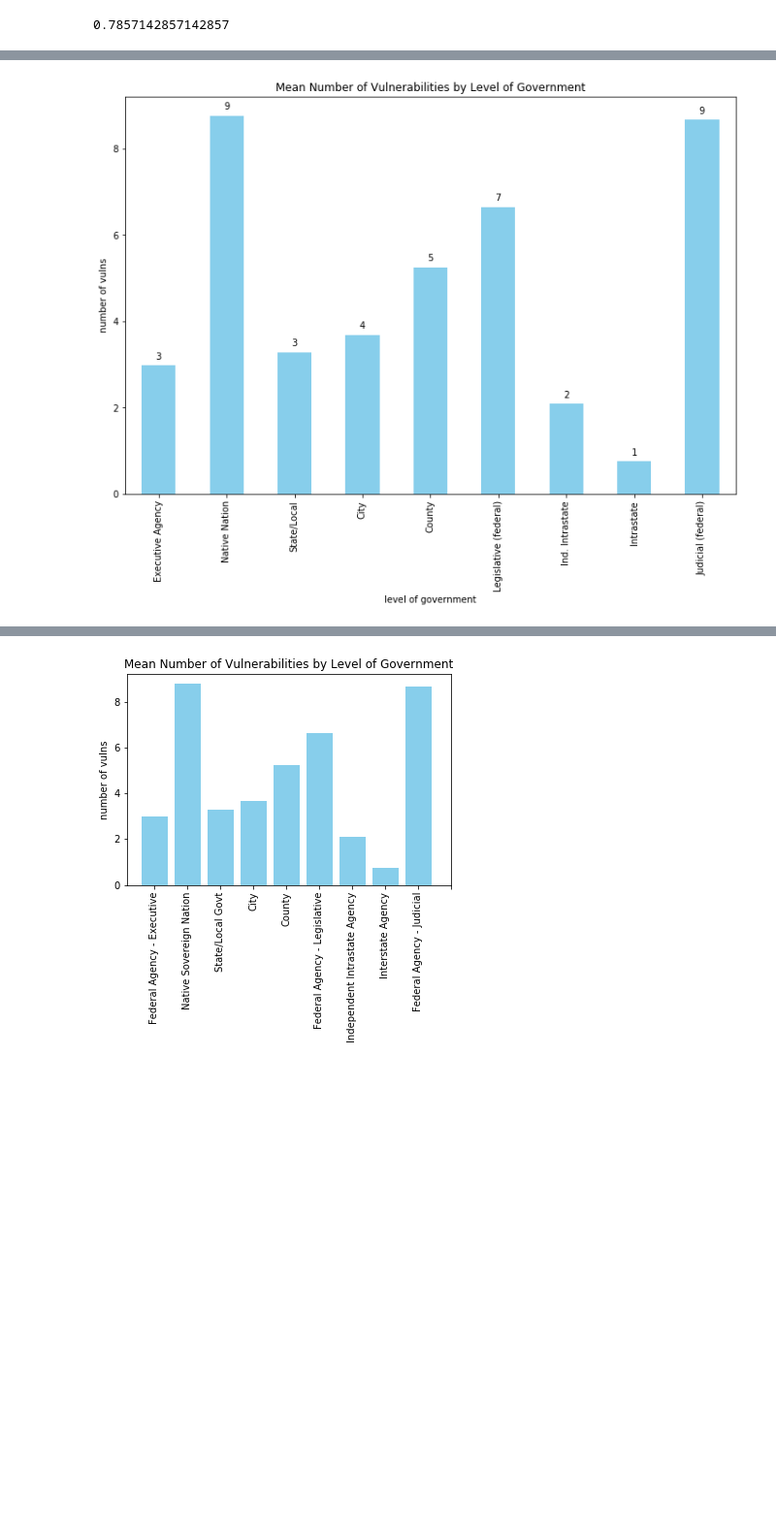
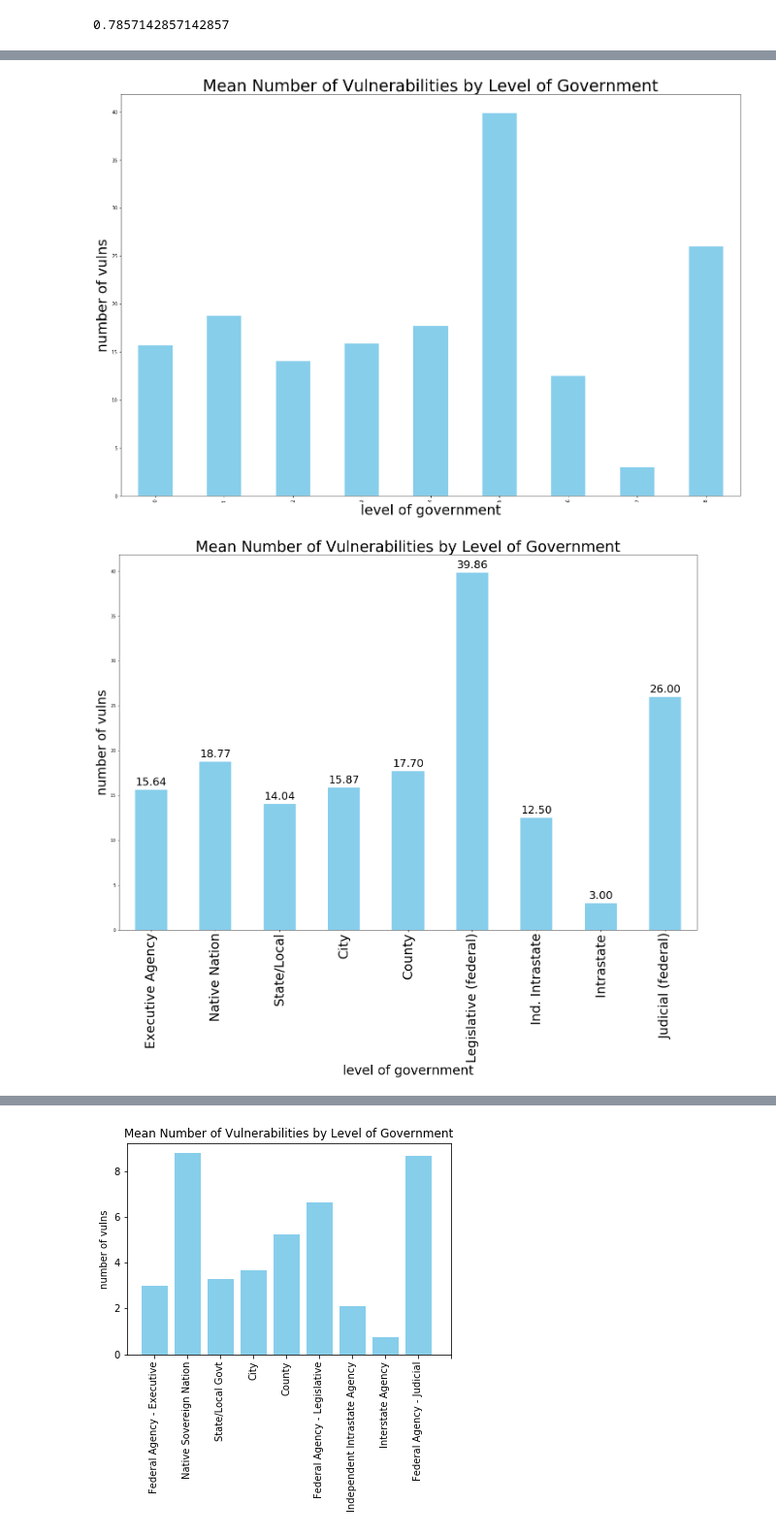
Before and after one commit to njohnson99/vulnerable-us-gov, a Jupyter notebook: nari-viz.ipynb, the cells around one changed output, grey strips where cells are left out. Shown at 97% size. Drawn from its saved outputs; the diff is of its cells as text; code cells hidden in the pictures; blank space fills up the shorter version.

```diff
--- a/nari-viz.ipynb
+++ b/nari-viz.ipynb
@@ -30,6 +30,10 @@ TypeError: ufunc 'isnan' not supported for the input types, and the inputs could
 # %%
 for d in domain_types:
     d_rows = df.loc[df['Domain Type'] == d]
+    if(d == 'Native Sovereign Nation'):
+        for r in d_rows['Security Contact Email']:
+            if(r != '(blank)'):
+                print(r)
     plt.hist(d_rows['max_cvss'], color='pink')
     plt.ylabel('max CVSS')
     plt.title(d)
@@ -55,10 +66,11 @@ n_type = {}
 
 for d in domain_types:
     d_rows = df.loc[df['Domain Type'] == d]
+    vuln_df = d_rows.loc[df['n_vulns'] > 0]
     n_type[d] = len(d_rows)
-    v = np.mean(d_rows['total_cvss'])
-    m = np.mean(d_rows['max_cvss'])
-    n_vulns = np.mean(d_rows['n_vulns'])
+    v = np.mean(vuln_df['total_cvss'])
+    m = np.mean(vuln_df['max_cvss'])
+    n_vulns = np.mean(vuln_df['n_vulns'])
     if(len(d_rows > 0)):
         p_vulns = len(d_rows.loc[d_rows['n_vulns'] > 0]) / len(d_rows)
     else:
@@ -121,7 +133,7 @@ def add_value_labels(ax, spacing=5):
             va = 'top'
 
         # Use Y value as label and format number with one decimal place
-        label = "{:.0f}".format(y_value)
+        label = "{:.2f}".format(y_value)
 
         # Create annotation
         ax.annotate(
@@ -130,7 +142,7 @@ def add_value_labels(ax, spacing=5):
             xytext=(0, space),          # Vertically shift label by `space`
             textcoords="offset points", # Interpret `xytext` as offset in points
             ha='center',                # Horizontally center label
-            va=va, size=8)                      # Vertically align label differently for
+            va=va, size=25)                      # Vertically align label differently for
                                         # positive and negative values.
 
 
@@ -157,12 +190,13 @@ plt.show()
 # %%
-plt.figure(figsize=(12, 8))
+plt.figure(figsize=(24, 16))
 ax = (pd.Series.from_array(list(mean_vulns.values())[:-1])).plot(kind='bar', color='skyblue')
-ax.set_title('Mean Number of Vulnerabilities by Level of Government')
-ax.set_xlabel('level of government')
-ax.set_ylabel('number of vulns')
-ax.set_xticklabels(short_labels)
+ax.set_title('Mean Number of Vulnerabilities by Level of Government', size=35)
+ax.set_xlabel('level of government', size=30)
+ax.set_ylabel('number of vulns',size=30)
+ax.set_xticklabels(short_labels, size=30)
 add_value_labels(ax)
-plt.savefig("mean_by_level.png")
+plt.savefig("mean_by_level_NEWD.png", bbox_inches='tight')
 plt.show()
 # %% [output]
-[figure, old version]
+[figure, new version]
+[figure, added]
```
Also changed, not shown: parts of 8 cells of this notebook.
